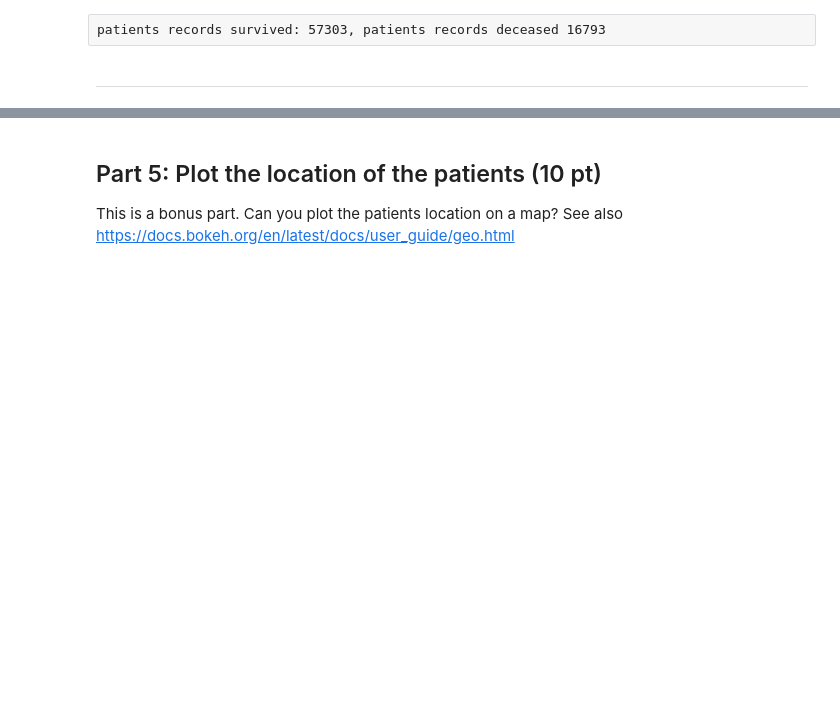
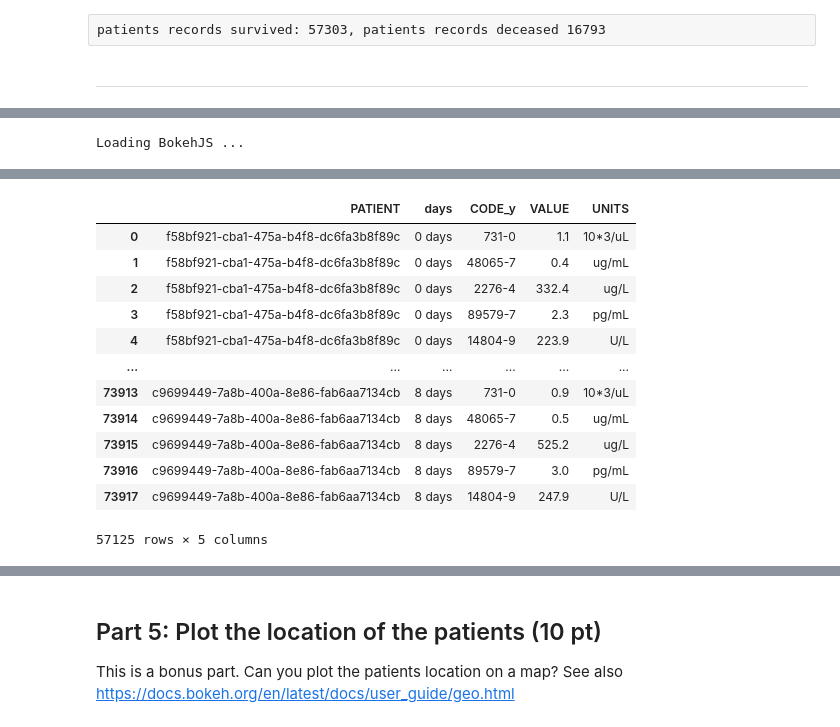
Before and after one commit to HendrikReitsma/DSLS_git, a Jupyter notebook: prog1/Assignment_week_03.ipynb, the cells around one changed output, grey strips where cells are left out. Saved outputs shown, nothing was run; the diff lists cells and outputs as text; code cells hidden in the pictures; blank space fills up the shorter version.

```diff
--- a/prog1/Assignment_week_03.ipynb
+++ b/prog1/Assignment_week_03.ipynb
@@ -295,0 +294,14 @@ Create plots with the lab data, for each code one plot. Separate the survivors a
+# %%
+#YOUR CODE HERE
+
+from bokeh.io import output_notebook
+from bokeh.plotting import figure, show
+from bokeh.layouts import gridplot
+from bokeh.io import output_notebook
+from bokeh.plotting import ColumnDataSource
+from bokeh.models import CustomJS, Dropdown
+output_notebook()
+
+df_survivors
+# %% [output]
+Loading BokehJS ...
@@ -295,0 +309,13 @@ Create plots with the lab data, for each code one plot. Separate the survivors a
+|  | PATIENT | days | CODE_y | VALUE | UNITS |
+| 0 | f58bf921-cba1-475a-b4f8-dc6fa3b8f89c | 0 days | 731-0 | 1.1 | 10*3/uL |
+| 1 | f58bf921-cba1-475a-b4f8-dc6fa3b8f89c | 0 days | 48065-7 | 0.4 | ug/mL |
+| 2 | f58bf921-cba1-475a-b4f8-dc6fa3b8f89c | 0 days | 2276-4 | 332.4 | ug/L |
+| 3 | f58bf921-cba1-475a-b4f8-dc6fa3b8f89c | 0 days | 89579-7 | 2.3 | pg/mL |
+| 4 | f58bf921-cba1-475a-b4f8-dc6fa3b8f89c | 0 days | 14804-9 | 223.9 | U/L |
+| ... | ... | ... | ... | ... | ... |
+| 73913 | c9699449-7a8b-400a-8e86-fab6aa7134cb | 8 days | 731-0 | 0.9 | 10*3/uL |
+| 73914 | c9699449-7a8b-400a-8e86-fab6aa7134cb | 8 days | 48065-7 | 0.5 | ug/mL |
+| 73915 | c9699449-7a8b-400a-8e86-fab6aa7134cb | 8 days | 2276-4 | 525.2 | ug/L |
+| 73916 | c9699449-7a8b-400a-8e86-fab6aa7134cb | 8 days | 89579-7 | 3.0 | pg/mL |
+| 73917 | c9699449-7a8b-400a-8e86-fab6aa7134cb | 8 days | 14804-9 | 247.9 | U/L |
+57125 rows × 5 columns
```
Also changed, not shown: parts of 3 cells of this notebook.
